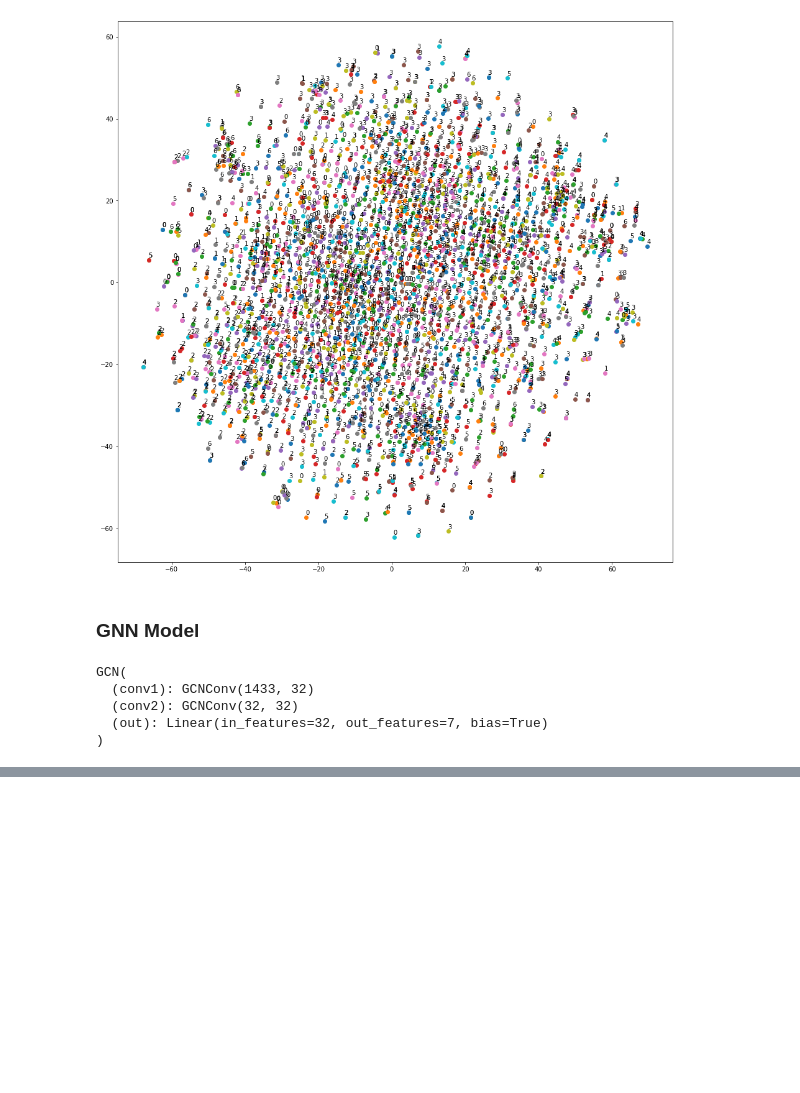
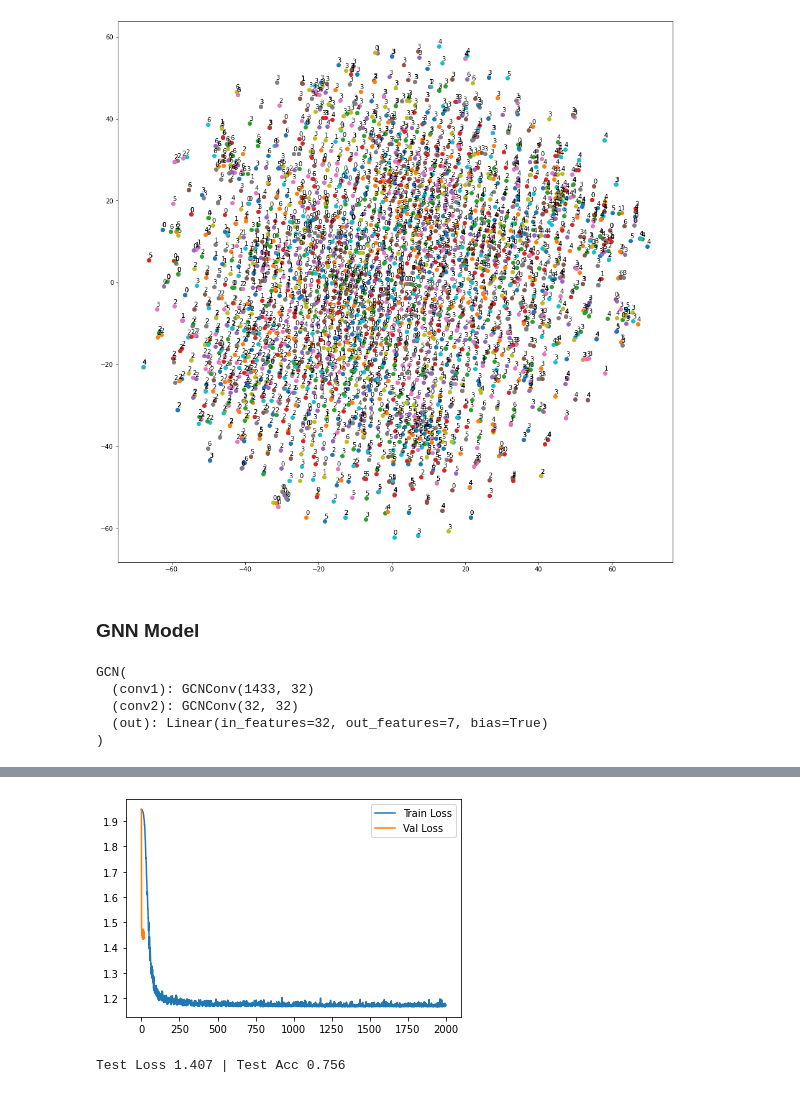
Before and after one commit to machinelearningzuu/everything-about-graph-neural-nets, a Jupyter notebook: BASIC-IMPLEMENTATIONS/2 node classification - cora.ipynb, the cells around one changed output, grey strips where cells are left out. Saved outputs shown, nothing was run; the diff lists cells and outputs as text; code cells hidden in the pictures; blank space fills up the shorter version.

```diff
--- a/BASIC-IMPLEMENTATIONS/2 node classification - cora.ipynb
+++ b/BASIC-IMPLEMENTATIONS/2 node classification - cora.ipynb
@@ -253,9 +242,24 @@ class NodeClassification(object):
                     val_acc = round(self.accuracy(self.Yval, Pval), 3)
                     val_losses.append(val_loss)
                 print(f"Epoch {epoch} | Train Loss {loss} | Val Loss {val_loss} | Train Acc {train_acc} | Val Acc {val_acc}")
+
+        plt.plot(losses, label='Train Loss')
+        plt.plot(val_losses, label='Val Loss')
+        plt.legend()
+        plt.show()
+
+    def test(self):
+        model.eval()
+        with torch.no_grad():
+            pred = self.model(self.X, self.edge_index)
+            Ptest = pred[data0.test_mask]
+            test_loss = round(self.loss_fn(Ptest, self.Ytest).item(), 3)
+            test_acc = round(self.accuracy(self.Ytest, Ptest), 3)
+            print(f"Test Loss {test_loss} | Test Acc {test_acc}")
 # %%
 classifier = NodeClassification()
 classifier.train()
+classifier.test()
 # %% [output]
 Starting training...
 Epoch 0 | Train Loss 1.946 | Val Loss 1.947 | Train Acc 0.143 | Val Acc 0.162
@@ -276,0 +281,2 @@ Epoch 2000 | Train Loss 1.172 | Val Loss 1.456 | Train Acc 0.993 | Val Acc 0.7
+[figure, added]
+Test Loss 1.407 | Test Acc 0.756
```
Also changed, not shown: parts of 3 cells of this notebook.
